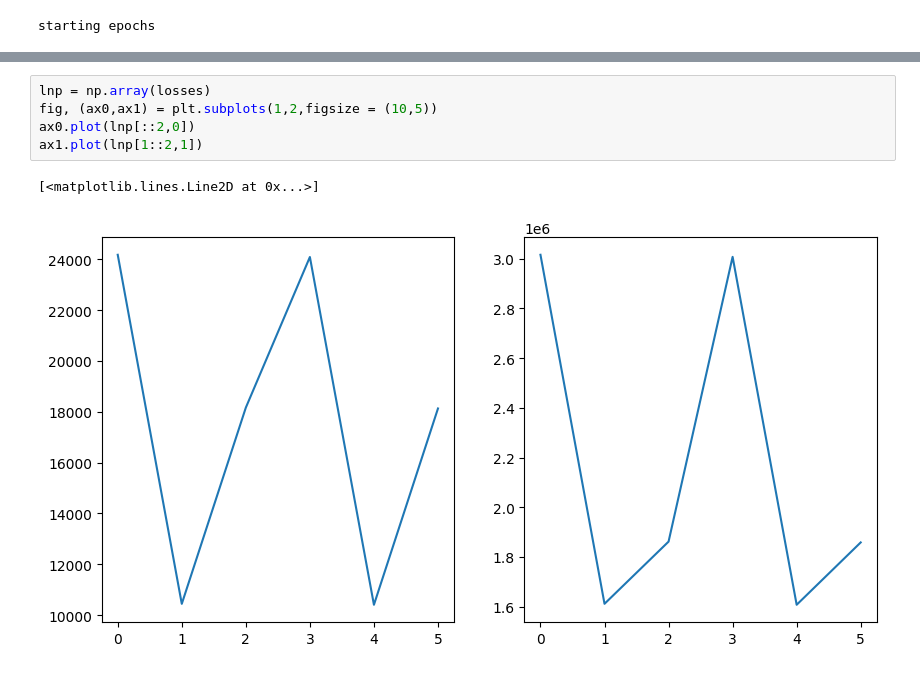
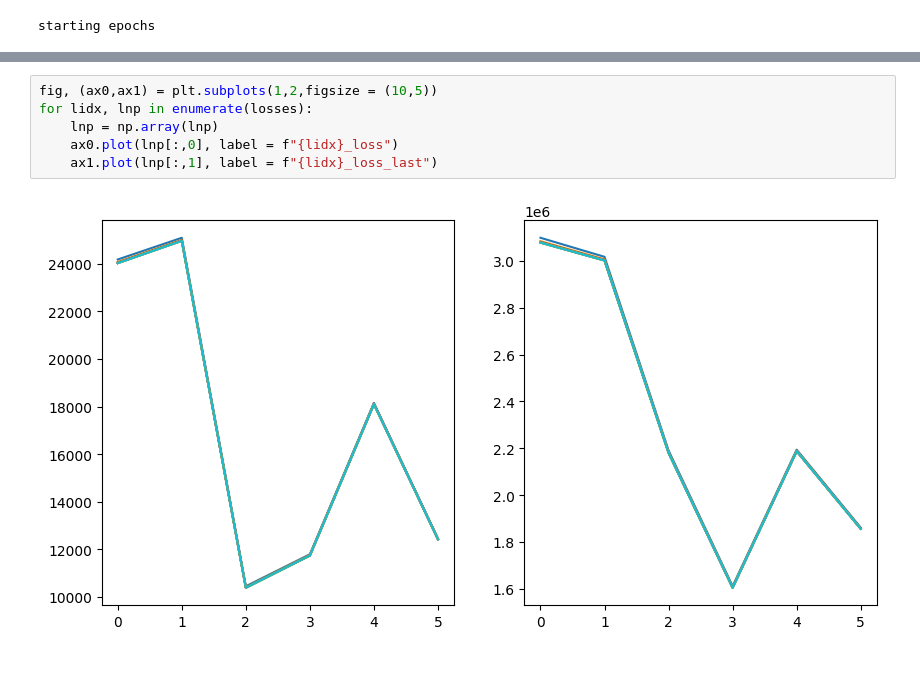
Before and after one commit to michaelsprintson/pfnet, a Jupyter notebook: playground.ipynb, the cells around one changed output, grey strips where cells are left out. Drawn from its saved outputs; the diff is of its cells as text.

```diff
--- a/playground.ipynb
+++ b/playground.ipynb
@@ -97,8 +82,8 @@ losses
 # %%
-lnp = np.array(losses)
 fig, (ax0,ax1) = plt.subplots(1,2,figsize = (10,5))
-ax0.plot(lnp[::2,0])
-ax1.plot(lnp[1::2,1])
+for lidx, lnp in enumerate(losses):
+    lnp = np.array(lnp)
+    ax0.plot(lnp[:,0], label = f"{lidx}_loss")
+    ax1.plot(lnp[:,1], label = f"{lidx}_loss_last")
 # %% [output]
-[<matplotlib.lines.Line2D at 0x...>]
-[figure, old version]
+[figure, new version]
```
Also changed, not shown: parts of 1 cell of this notebook.
